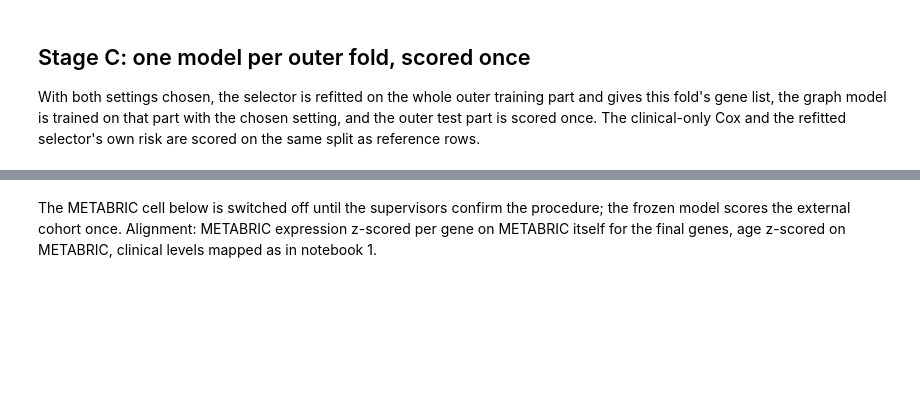
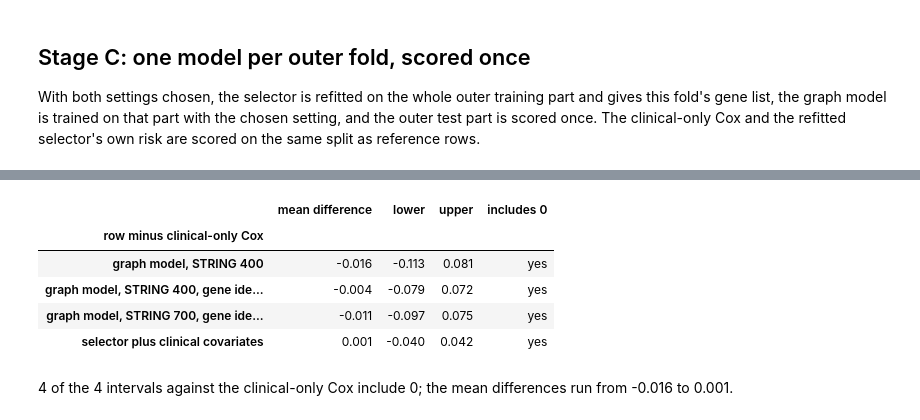
Before and after one commit to ELDERGARLIC/cancer-prognosis-prediction, a Jupyter notebook: notebooks/03_pipeline.ipynb, the cells around one changed output, grey strips where cells are left out. Drawn from its saved outputs; the diff is of its cells as text; code cells hidden in the pictures; blank space fills up the shorter version.

```diff
--- a/notebooks/03_pipeline.ipynb
+++ b/notebooks/03_pipeline.ipynb
@@ -896,3 +911,16 @@ else:
-# %% [markdown]
-The METABRIC cell below is switched off until the supervisors confirm the procedure; the frozen model scores the external cohort once. Alignment: METABRIC expression z-scored per gene on METABRIC itself for the final genes, age z-scored on METABRIC, clinical levels mapped as in notebook 1.
+# %%
+against_clinical = pair_group("clinical-only Cox")
+display(against_clinical)
+display(Markdown(f"{int((against_clinical['includes 0'] == 'yes').sum())} of the "
+                 f"{len(against_clinical)} intervals against the clinical-only Cox include 0; the "
+                 f"mean differences run from {against_clinical['mean difference'].min():.3f} to "
+                 f"{against_clinical['mean difference'].max():.3f}."))
+# %% [output]
+|  | mean difference | lower | upper | includes 0 |
+| row minus clinical-only Cox |  |  |  |  |
+| graph model, STRING 400 | -0.016 | -0.113 | 0.081 | yes |
+| graph model, STRING 400, gene ide... | -0.004 | -0.079 | 0.072 | yes |
+| graph model, STRING 700, gene ide... | -0.011 | -0.097 | 0.075 | yes |
+| selector plus clinical covariates | 0.001 | -0.040 | 0.042 | yes |
+4 of the 4 intervals against the clinical-only Cox include 0; the mean differences run from -0.016 to 0.001.
 # %%
```
Also changed, not shown: parts of 62 cells of this notebook, 4 other files.
